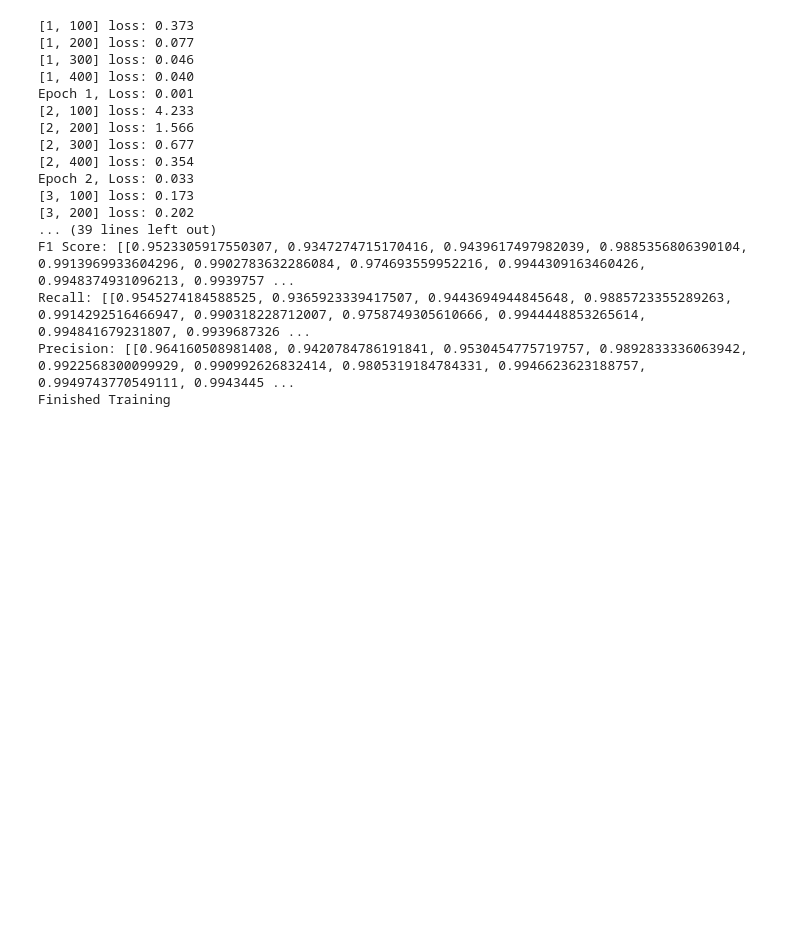
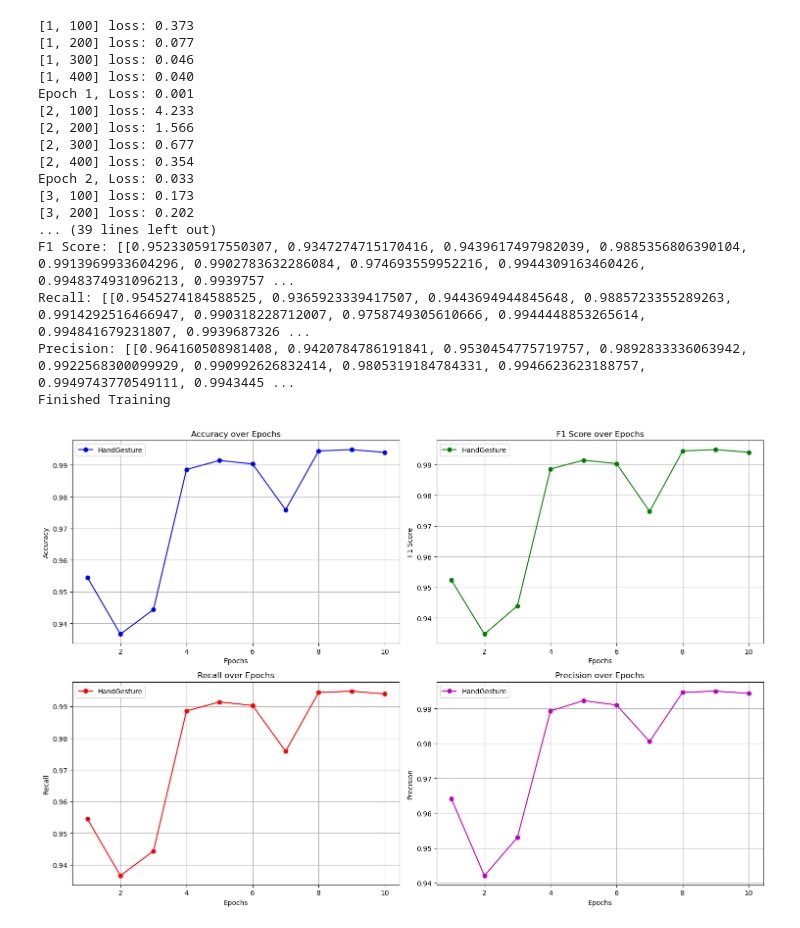
Before and after one commit to daivik1515/Sign-Language-Gesture-Classification, a Jupyter notebook: Resnet.ipynb, the cells around one changed output. Drawn from its saved outputs; the diff is of its cells as text; code cells hidden in the pictures; blank space fills up the shorter version.

Commit message:
Plotting Accuracy, F1 score, Recall, Precision

```diff
--- a/Resnet.ipynb
+++ b/Resnet.ipynb
@@ -357,3 +357,55 @@ F1 Score: [[0.9523305917550307, 0.9347274715170416, 0.9439617497982039, 0.988535
 Recall: [[0.9545274184588525, 0.9365923339417507, 0.9443694944845648, 0.9885723355289263, 0.9914292516466947, 0.990318228712007, 0.9758749305610666, 0.9944448853265614, 0.994841679231807, 0.9939687326 ...
 Precision: [[0.964160508981408, 0.9420784786191841, 0.9530454775719757, 0.9892833336063942, 0.9922568300099929, 0.990992626832414, 0.9805319184784331, 0.9946623623188757, 0.9949743770549111, 0.9943445 ...
 Finished Training
+# %%
+import matplotlib.pyplot as plt
+
+# Define the number of epochs
+epochs = range(1, 11)
+
+# Plotting function for a single dataset
+def my_plot(epochs, accuracy_arr, f1_arr, recall_arr, precision_arr, label):
+    plt.figure(figsize=(15, 10))
+
+    # Plot Accuracy
+    plt.subplot(2, 2, 1)
+    plt.plot(epochs, accuracy_arr, label='HandGesture', marker='o', color='b')
+    plt.title('Accuracy over Epochs')
+    plt.xlabel('Epochs')
+    plt.ylabel('Accuracy')
+    plt.legend()
+    plt.grid(True)
+
+    # Plot F1 Score
+    plt.subplot(2, 2, 2)
+    plt.plot(epochs, f1_arr, label='HandGesture', marker='o', color='g')
+    plt.title('F1 Score over Epochs')
+    plt.xlabel('Epochs')
+    plt.ylabel('F1 Score')
+    plt.legend()
+    plt.grid(True)
+
+    # Plot Recall
+    plt.subplot(2, 2, 3)
+    plt.plot(epochs, recall_arr, label='HandGesture', marker='o', color='r')
+    plt.title('Recall over Epochs')
+    plt.xlabel('Epochs')
+    plt.ylabel('Recall')
+    plt.legend()
+    plt.grid(True)
+
+    # Plot Precision
+    plt.subplot(2, 2, 4)
+    plt.plot(epochs, precision_arr, label='HandGesture', marker='o', color='m')
+    plt.title('Precision over Epochs')
+    plt.xlabel('Epochs')
+    plt.ylabel('Precision')
+    plt.legend()
+    plt.grid(True)
+
+    plt.tight_layout()
+    plt.show()
+
+my_plot(epochs, accuracy_arr[0], f1_arr[0], recall_arr[0], precision_arr[0], 'HandGesture')
+# %% [output]
+[figure, added]
```
